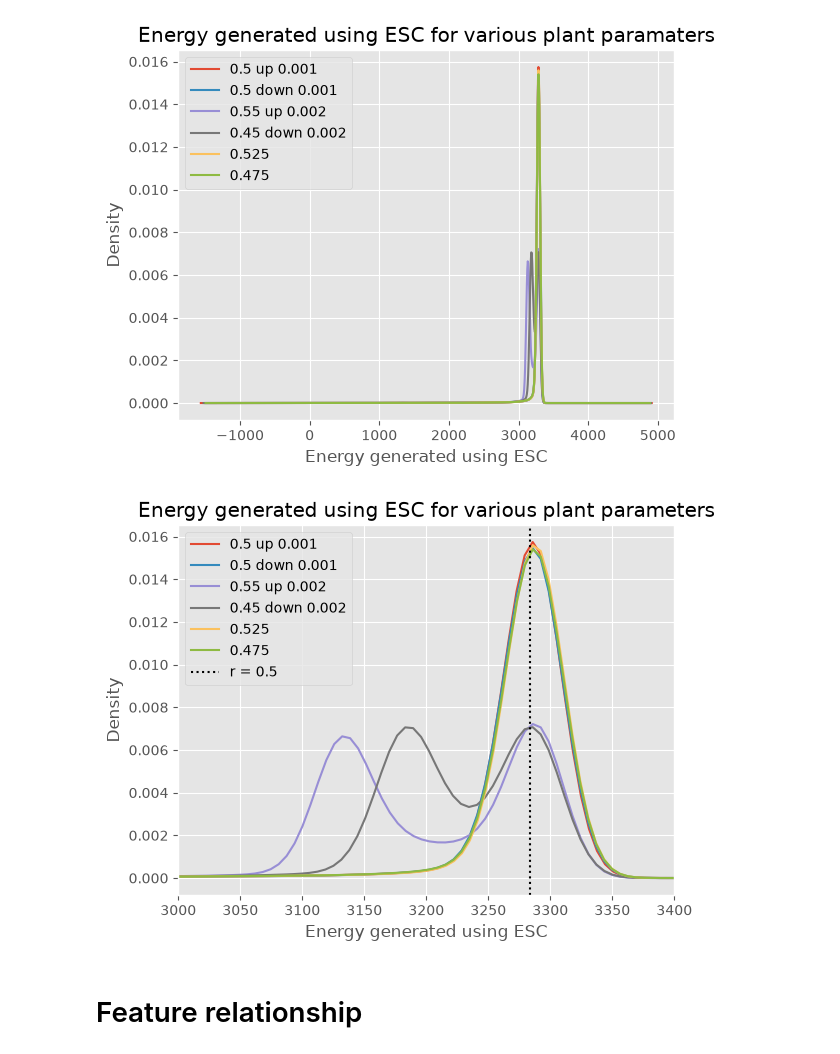
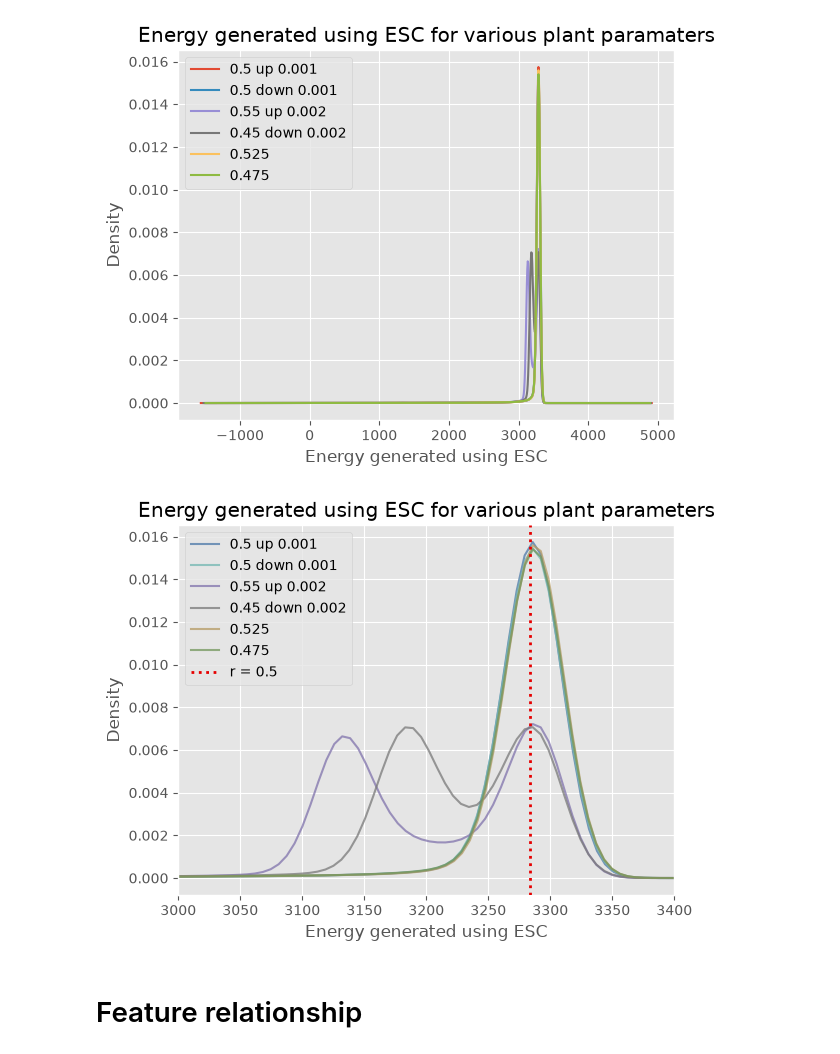
Before and after one commit to HaoPhuc/esc-fuel-ratio, a Jupyter notebook: Optimal-to-operate/OTO-Plant_fix.ipynb, the cells around one changed output. Cells and saved outputs as stored; diff of their text form; code cells hidden in the pictures.

```diff
--- a/Optimal-to-operate/OTO-Plant_fix.ipynb
+++ b/Optimal-to-operate/OTO-Plant_fix.ipynb
@@ -87,23 +87,40 @@ plt.show()
 # %% [output]
 [figure]
 # %%
-# Rescaled density graph as outside [3000, 3400], the density are very small and neglegible
+# rescaled with x = 3283.379213 as benchmark (energy generated using r = 0.5)
+
+from itertools import cycle
 
 fig, ax = plt.subplots()
 
+colors = cycle([
+    '#4C78A8', '#72B7B2', '#8073AC',
+    '#797979', '#B59B64', '#73965C'
+])
+
 for name, df in dfs.items():
-    df['energy_ESC'].plot(kind='kde', ax=ax, label=name)
+    df['energy_ESC'].plot(
+        kind='kde', ax=ax, label=name,
+        color=next(colors), alpha=0.75
+    )
 
-ax.axvline(x=3283.379213, color='black', linestyle=':', label='r = 0.5')
+ax.axvline(
+    x=3283.379213,
+    color='#E60000',
+    linestyle=':',
+    linewidth=2,
+    label='r = 0.5',
+    zorder=10
+)
 
 ax.set_xlim(3000, 3400)
 ax.set_xlabel('Energy generated using ESC')
 ax.set_ylabel('Density')
 ax.set_title('Energy generated using ESC for various plant parameters')
 ax.legend()
 plt.show()
 # %% [output]
-[figure, old version]
+[figure, new version]
 # %% [markdown]
 # Feature relationship
 # %% [markdown]
```
Also changed, not shown: parts of 3 cells of this notebook, 3 other files.
